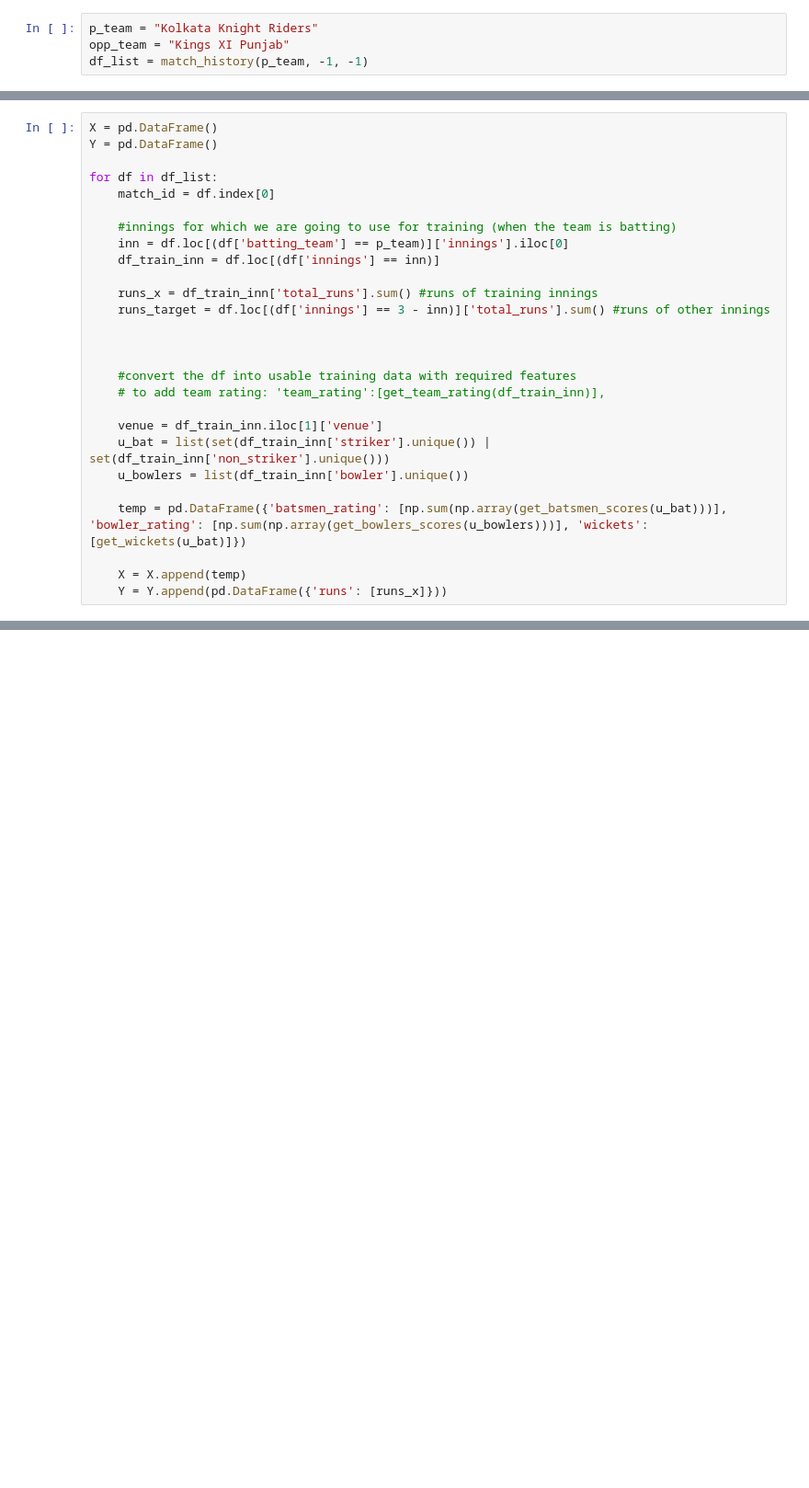
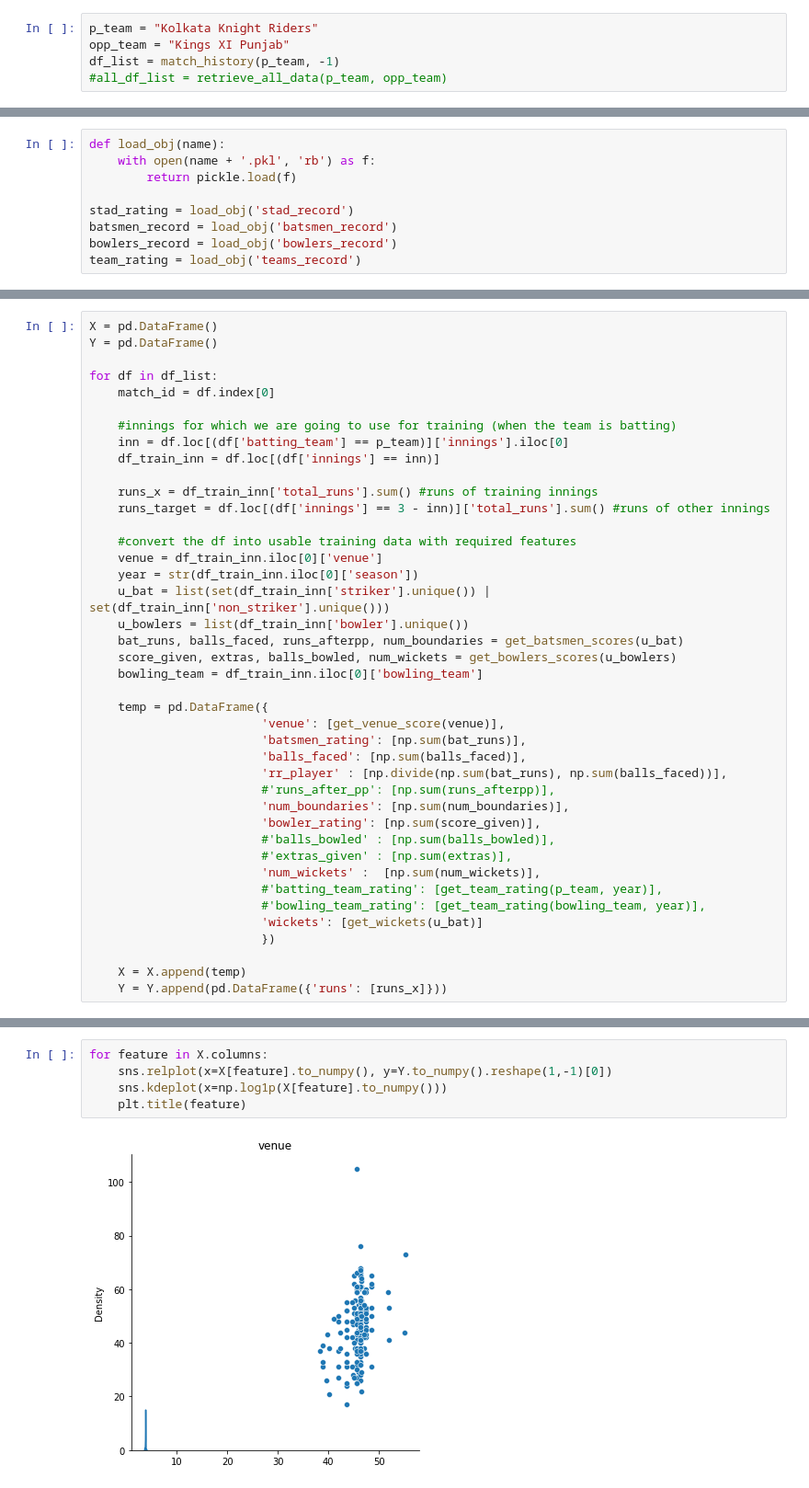
Before and after one commit to rdev12/Cricket-ML, a Jupyter notebook: basic_regression.ipynb, the cells around one changed output, grey strips where cells are left out. Shown at 92% size. Drawn from its saved outputs; the diff is of its cells as text; blank space fills up the shorter version.

```diff
--- a/basic_regression.ipynb
+++ b/basic_regression.ipynb
@@ -76,4 +64,5 @@ dataPaths
 # %%
 p_team = "Kolkata Knight Riders"
 opp_team = "Kings XI Punjab"
-df_list = match_history(p_team, -1, -1)
+df_list = match_history(p_team, -1)
+#all_df_list = retrieve_all_data(p_team, opp_team)
@@ -125,3 +69,12 @@ print(len(bowlers_record))
+# %%
+def load_obj(name):
+    with open(name + '.pkl', 'rb') as f:
+        return pickle.load(f)
+
+stad_rating = load_obj('stad_record')
+batsmen_record = load_obj('batsmen_record')
+bowlers_record = load_obj('bowlers_record')
+team_rating = load_obj('teams_record')
 # %%
 def get_venue_score(venue):
     return stad_rating[venue]
@@ -167,16 +138,30 @@ for df in df_list:
     runs_x = df_train_inn['total_runs'].sum() #runs of training innings
     runs_target = df.loc[(df['innings'] == 3 - inn)]['total_runs'].sum() #runs of other innings
 
-
-
     #convert the df into usable training data with required features
-    # to add team rating: 'team_rating':[get_team_rating(df_train_inn)],
-
-    venue = df_train_inn.iloc[1]['venue']
+    venue = df_train_inn.iloc[0]['venue']
+    year = str(df_train_inn.iloc[0]['season'])
     u_bat = list(set(df_train_inn['striker'].unique()) | set(df_train_inn['non_striker'].unique()))
     u_bowlers = list(df_train_inn['bowler'].unique())
+    bat_runs, balls_faced, runs_afterpp, num_boundaries = get_batsmen_scores(u_bat)
+    score_given, extras, balls_bowled, num_wickets = get_bowlers_scores(u_bowlers)
+    bowling_team = df_train_inn.iloc[0]['bowling_team']
 
-    temp = pd.DataFrame({'batsmen_rating': [np.sum(np.array(get_batsmen_scores(u_bat)))], 'bowler_rating': [np.sum(np.array(get_bowlers_scores(u_bowlers)))], 'wickets': [get_wickets(u_bat)]})
+    temp = pd.DataFrame({
+                        'venue': [get_venue_score(venue)],
+                        'batsmen_rating': [np.sum(bat_runs)],
+                        'balls_faced': [np.sum(balls_faced)],
+                        'rr_player' : [np.divide(np.sum(bat_runs), np.sum(balls_faced))],
+                        #'runs_after_pp': [np.sum(runs_afterpp)],
+                        'num_boundaries': [np.sum(num_boundaries)],
+                        'bowler_rating': [np.sum(score_given)],
+                        #'balls_bowled' : [np.sum(balls_bowled)],
+                        #'extras_given' : [np.sum(extras)],
+                        'num_wickets' :  [np.sum(num_wickets)],
+                        #'batting_team_rating': [get_team_rating(p_team, year)],
+                        #'bowling_team_rating': [get_team_rating(bowling_team, year)],
+                        'wickets': [get_wickets(u_bat)]
+                        })
 
     X = X.append(temp)
     Y = Y.append(pd.DataFrame({'runs': [runs_x]}))
@@ -192,0 +194,7 @@ train_x.head()
+# %%
+for feature in X.columns:
+    sns.relplot(x=X[feature].to_numpy(), y=Y.to_numpy().reshape(1,-1)[0])
+    sns.kdeplot(x=np.log1p(X[feature].to_numpy()))
+    plt.title(feature)
+# %% [output]
+[figure, added]
```
Also changed, not shown: parts of 23 cells of this notebook, 16 other files.
